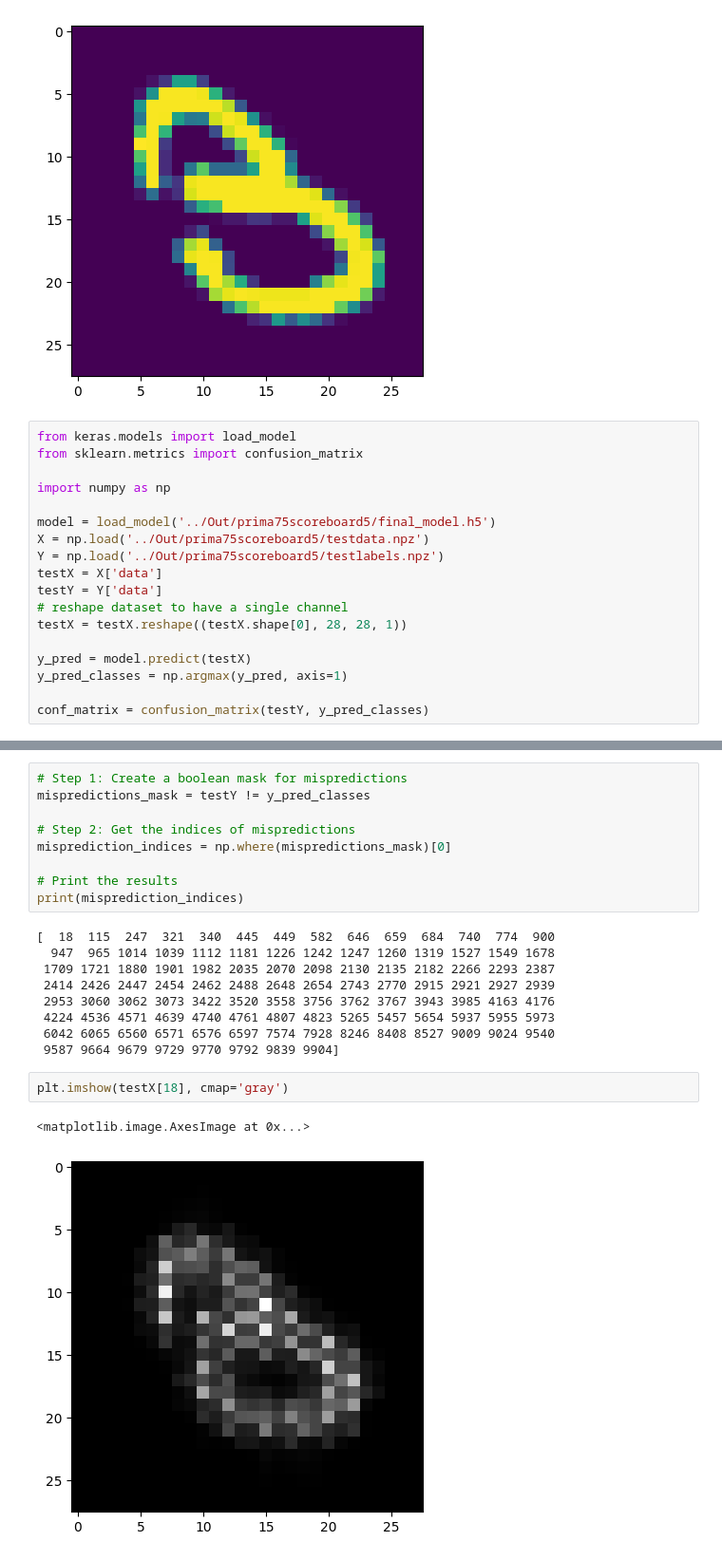
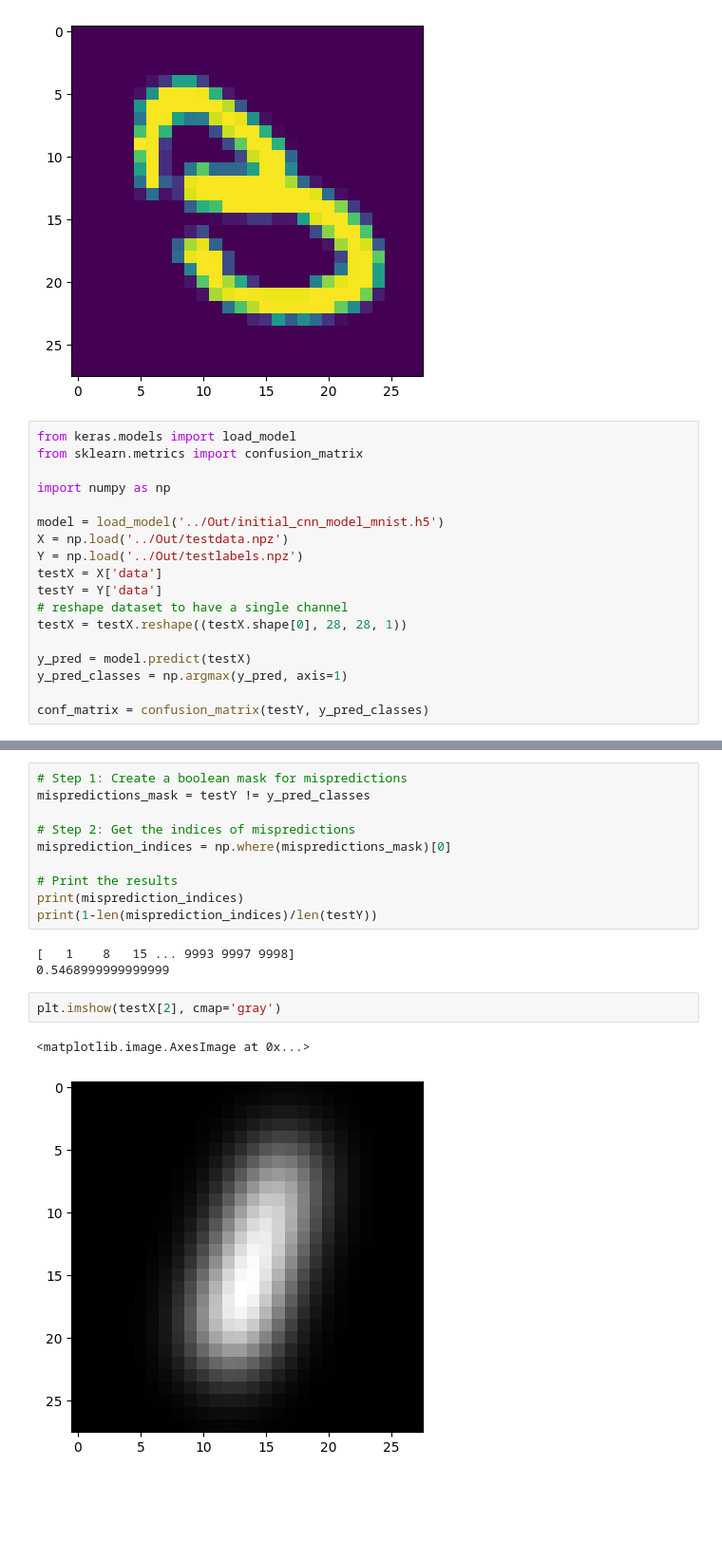
Before and after one commit to realmatthewpeng/percept, a Jupyter notebook: test_notebooks/classifier_evaluator_test.ipynb, the cells around one changed output, grey strips where cells are left out. Shown: that part at 95% size. Drawn from its saved outputs; the diff is of its cells as text; blank space fills up the shorter version.

```diff
--- a/test_notebooks/classifier_evaluator_test.ipynb
+++ b/test_notebooks/classifier_evaluator_test.ipynb
@@ -242,9 +242,9 @@ from sklearn.metrics import confusion_matrix
 
 import numpy as np
 
-model = load_model('../Out/prima75scoreboard5/final_model.h5')
-X = np.load('../Out/prima75scoreboard5/testdata.npz')
-Y = np.load('../Out/prima75scoreboard5/testlabels.npz')
+model = load_model('../Out/initial_cnn_model_mnist.h5')
+X = np.load('../Out/testdata.npz')
+Y = np.load('../Out/testlabels.npz')
 testX = X['data']
 testY = Y['data']
 # reshape dataset to have a single channel
@@ -279,17 +279,12 @@ misprediction_indices = np.where(mispredictions_mask)[0]
 
 # Print the results
 print(misprediction_indices)
+print(1-len(misprediction_indices)/len(testY))
 # %% [output]
-[  18  115  247  321  340  445  449  582  646  659  684  740  774  900
-  947  965 1014 1039 1112 1181 1226 1242 1247 1260 1319 1527 1549 1678
- 1709 1721 1880 1901 1982 2035 2070 2098 2130 2135 2182 2266 2293 2387
- 2414 2426 2447 2454 2462 2488 2648 2654 2743 2770 2915 2921 2927 2939
- 2953 3060 3062 3073 3422 3520 3558 3756 3762 3767 3943 3985 4163 4176
- 4224 4536 4571 4639 4740 4761 4807 4823 5265 5457 5654 5937 5955 5973
- 6042 6065 6560 6571 6576 6597 7574 7928 8246 8408 8527 9009 9024 9540
- 9587 9664 9679 9729 9770 9792 9839 9904]
+[   1    8   15 ... 9993 9997 9998]
+0.5468999999999999
 # %%
-plt.imshow(testX[18], cmap='gray')
+plt.imshow(testX[2], cmap='gray')
 # %% [output]
 <matplotlib.image.AxesImage at 0x...>
-[figure, old version]
+[figure, new version]
```
Also changed, not shown: parts of 8 cells of this notebook, 10 other files.
